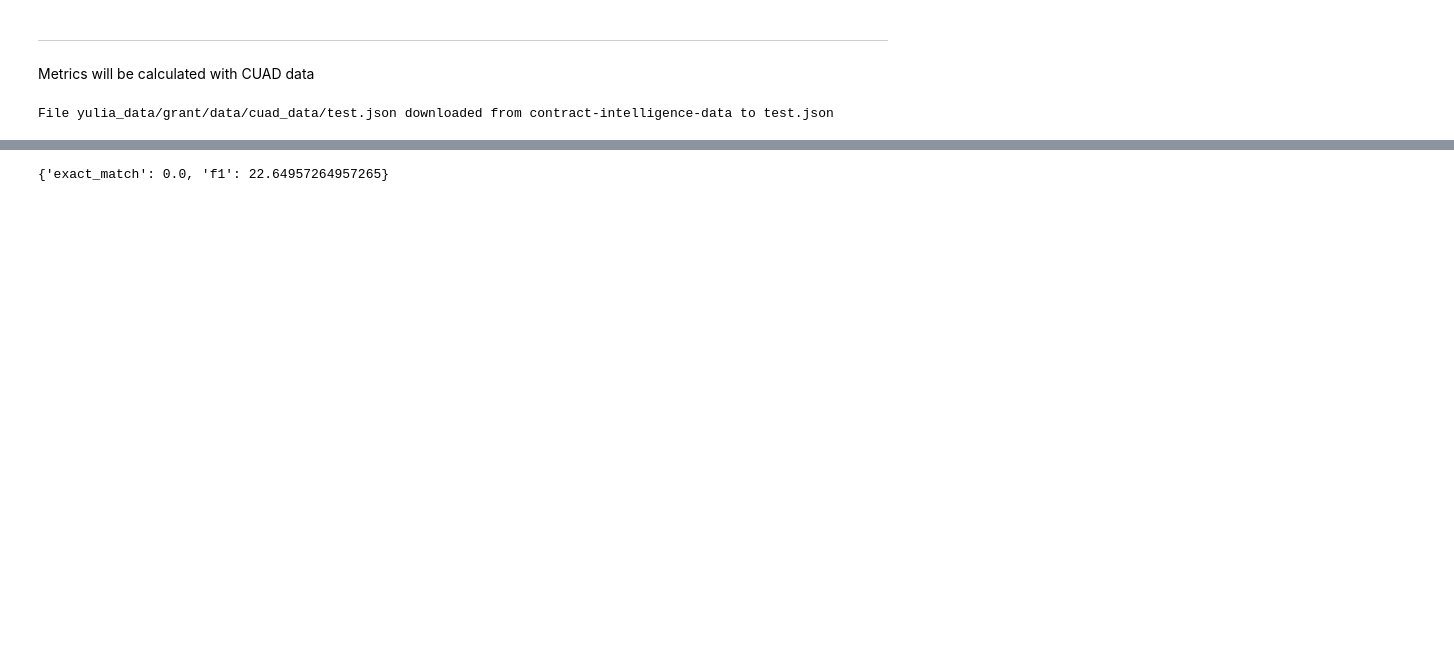
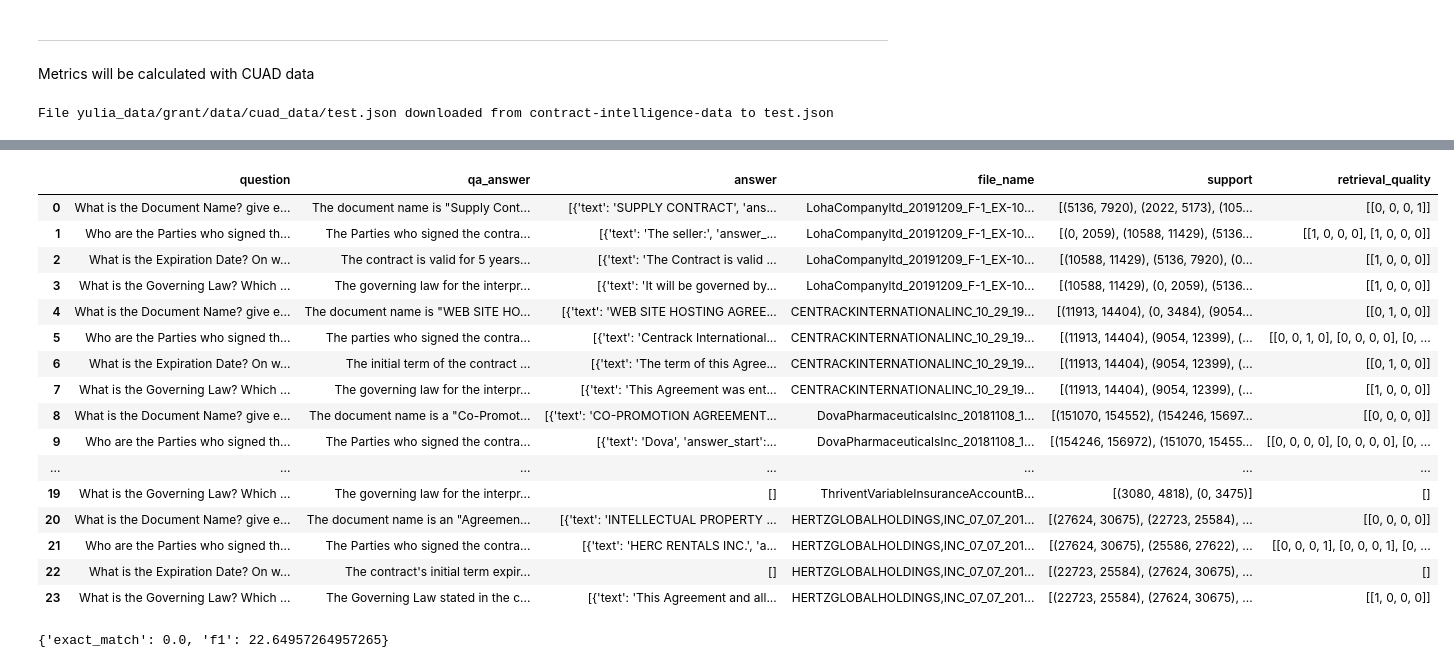
Before and after one commit to MeliorAI/vllm-exploratory, a Jupyter notebook: llm/xplore/LINT_723_explore_RAG.ipynb, the cells around one changed output, grey strips where cells are left out. Saved outputs shown, nothing was run; the diff lists cells and outputs as text; code cells hidden in the pictures; blank space fills up the shorter version.

```diff
--- a/llm/xplore/LINT_723_explore_RAG.ipynb
+++ b/llm/xplore/LINT_723_explore_RAG.ipynb
@@ -751,3 +707,32 @@ copy_res.merge(data_evidence, on='file_name')
+# %%
+#find start and end index of the evidence
+def get_text(file_name):
+    for i in test_data['data']:
+        if i['title'] == file_name:
+            return clean_text(i['paragraphs'][0]['context'])
+
+def is_inside(span, loc):
+    return loc>=span[0] and loc<=span[1]
+
+def check_spans(answers, chunks):
+    all_res = []
+    for ans in answers:
+        res = []
+        for k in chunks:
+            if is_inside(k, ans['answer_start']):
+                res.append(1)
+            else:
+                res.append(0)
+        all_res.append(res)
+    return all_res
+# %%
+for i, sample in res.iterrows():
+    text = get_text(sample['file_name'])
+    for chunk in sample['qa_evidence']:
+        chunk.metadata['start_index'] = text.find(chunk.page_content)
+        chunk.metadata['end_index'] = chunk.metadata['start_index']+len(chunk.page_content)
+# %%
+res['support'] = res.qa_evidence.apply(lambda x: [(i.metadata['start_index'], i.metadata['end_index']) for i in x])
 # %%
 pd.set_option('display.max_columns', None)
 pd.set_option('display.max_rows', None)
@@ -757,0 +750,23 @@ pd.set_option('display.max_colwidth', None)
+# %%
+df_merge = res.merge(data_evidence, on=['file_name', 'question'])
+df_merge['retrieval_quality'] = df_merge.apply(lambda x: check_spans(x['answer'], x['support']), axis=1)
+# %%
+df_merge[['question', 'qa_answer', 'answer', 'file_name', 'support', 'retrieval_quality']]
+# %% [output]
+|  | question | qa_answer | answer | file_name | support | retrieval_quality |
+| 0 | What is the Document Name? give e... | The document name is "Supply Cont... | [{'text': 'SUPPLY CONTRACT', 'ans... | LohaCompanyltd_20191209_F-1_EX-10... | [(5136, 7920), (2022, 5173), (105... | [[0, 0, 0, 1]] |
+| 1 | Who are the Parties who signed th... | The Parties who signed the contra... | [{'text': 'The seller:', 'answer_... | LohaCompanyltd_20191209_F-1_EX-10... | [(0, 2059), (10588, 11429), (5136... | [[1, 0, 0, 0], [1, 0, 0, 0]] |
+| 2 | What is the Expiration Date? On w... | The contract is valid for 5 years... | [{'text': 'The Contract is valid ... | LohaCompanyltd_20191209_F-1_EX-10... | [(10588, 11429), (5136, 7920), (0... | [[1, 0, 0, 0]] |
+| 3 | What is the Governing Law? Which ... | The governing law for the interpr... | [{'text': 'It will be governed by... | LohaCompanyltd_20191209_F-1_EX-10... | [(10588, 11429), (0, 2059), (5136... | [[1, 0, 0, 0]] |
+| 4 | What is the Document Name? give e... | The document name is "WEB SITE HO... | [{'text': 'WEB SITE HOSTING AGREE... | CENTRACKINTERNATIONALINC_10_29_19... | [(11913, 14404), (0, 3484), (9054... | [[0, 1, 0, 0]] |
+| 5 | Who are the Parties who signed th... | The parties who signed the contra... | [{'text': 'Centrack International... | CENTRACKINTERNATIONALINC_10_29_19... | [(11913, 14404), (9054, 12399), (... | [[0, 0, 1, 0], [0, 0, 0, 0], [0, ... |
+| 6 | What is the Expiration Date? On w... | The initial term of the contract ... | [{'text': 'The term of this Agree... | CENTRACKINTERNATIONALINC_10_29_19... | [(11913, 14404), (9054, 12399), (... | [[0, 1, 0, 0]] |
+| 7 | What is the Governing Law? Which ... | The governing law for the interpr... | [{'text': 'This Agreement was ent... | CENTRACKINTERNATIONALINC_10_29_19... | [(11913, 14404), (9054, 12399), (... | [[1, 0, 0, 0]] |
+| 8 | What is the Document Name? give e... | The document name is a "Co-Promot... | [{'text': 'CO-PROMOTION AGREEMENT... | DovaPharmaceuticalsInc_20181108_1... | [(151070, 154552), (154246, 15697... | [[0, 0, 0, 0]] |
+| 9 | Who are the Parties who signed th... | The Parties who signed the contra... | [{'text': 'Dova', 'answer_start':... | DovaPharmaceuticalsInc_20181108_1... | [(154246, 156972), (151070, 15455... | [[0, 0, 0, 0], [0, 0, 0, 0], [0, ... |
+| ... | ... | ... | ... | ... | ... | ... |
+| 19 | What is the Governing Law? Which ... | The governing law for the interpr... | [] | ThriventVariableInsuranceAccountB... | [(3080, 4818), (0, 3475)] | [] |
+| 20 | What is the Document Name? give e... | The document name is an "Agreemen... | [{'text': 'INTELLECTUAL PROPERTY ... | HERTZGLOBALHOLDINGS,INC_07_07_201... | [(27624, 30675), (22723, 25584), ... | [[0, 0, 0, 0]] |
+| 21 | Who are the Parties who signed th... | The Parties who signed the contra... | [{'text': 'HERC RENTALS INC.', 'a... | HERTZGLOBALHOLDINGS,INC_07_07_201... | [(27624, 30675), (25586, 27622), ... | [[0, 0, 0, 1], [0, 0, 0, 1], [0, ... |
+| 22 | What is the Expiration Date? On w... | The contract's initial term expir... | [] | HERTZGLOBALHOLDINGS,INC_07_07_201... | [(22723, 25584), (27624, 30675), ... | [] |
+| 23 | What is the Governing Law? Which ... | The Governing Law stated in the c... | [{'text': 'This Agreement and all... | HERTZGLOBALHOLDINGS,INC_07_07_201... | [(22723, 25584), (27624, 30675), ... | [[1, 0, 0, 0]] |
```
Also changed, not shown: parts of 69 cells of this notebook.
